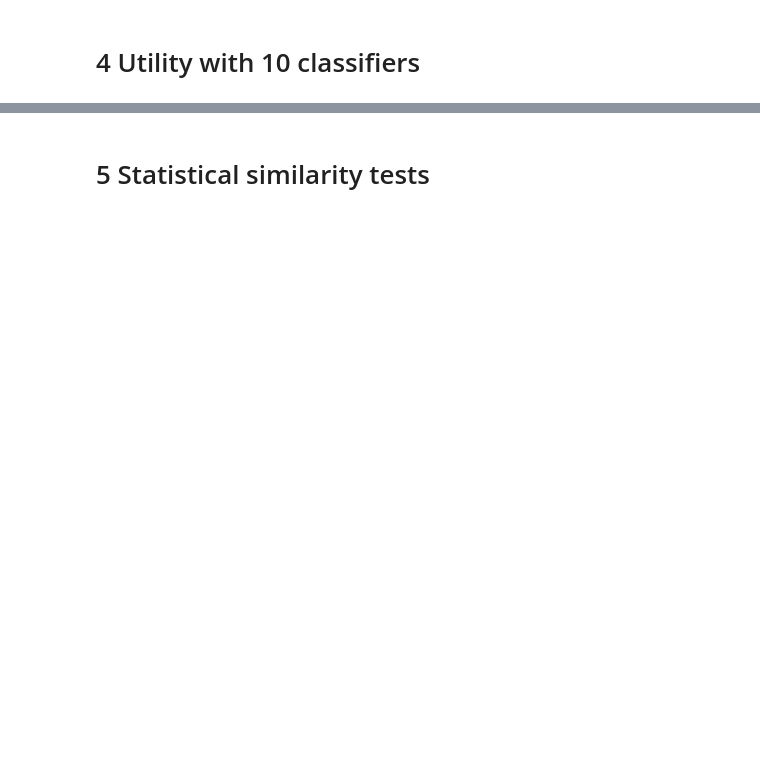
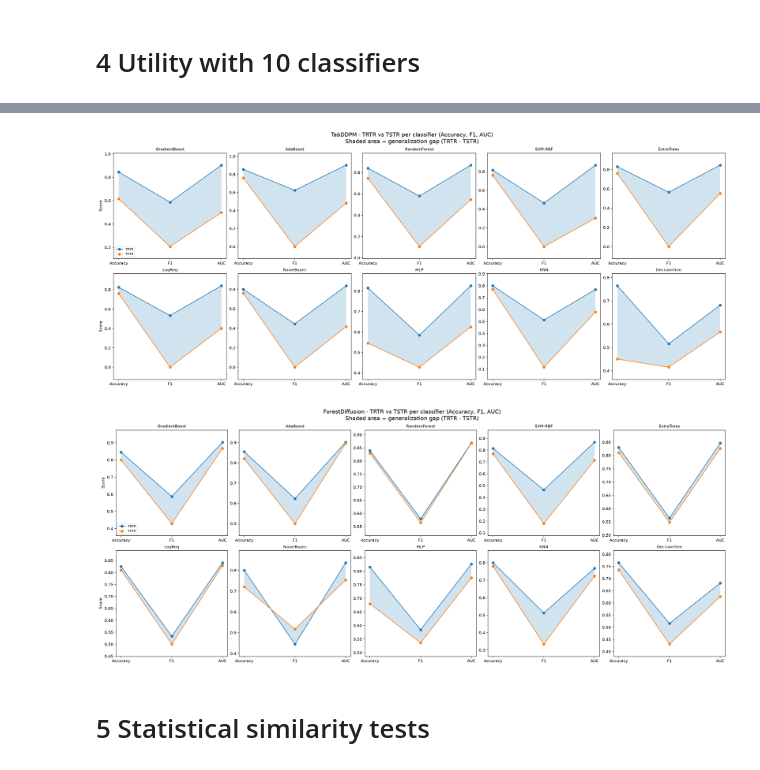
Before and after one commit to gopibattineni/SYNTH_BENCHMARK, a Jupyter notebook: Diffusion GANs/3. Adult census_diffusion.ipynb, the cells around one changed output, grey strips where cells are left out. Drawn from its saved outputs; the diff is of its cells as text; code cells hidden in the pictures; blank space fills up the shorter version.

```diff
--- a/Diffusion GANs/3. Adult census_diffusion.ipynb
+++ b/Diffusion GANs/3. Adult census_diffusion.ipynb
@@ -1645,35 +2116,38 @@ label_col = "income"
 generators = ["TabDDPM", "ForestDiffusion"]
 
 # Clean and prepare real data (using clean_income_labels from previous cell)
 data_eval = real_sample.copy()
 data_eval[label_col] = clean_income_labels(data_eval[label_col])
 
 # TRTR baseline
 trtr_results = evaluate_models(
     train_df=data_eval,
     test_df=data_eval,
-    label="income",
+    label_col=label_col,
     models=models
 )
 
 for gen in generators:
     synth_eval = synthetic_outputs[gen].copy()
     if label_col in synth_eval.columns:
         synth_eval[label_col] = clean_income_labels(synth_eval[label_col])
 
     tstr_results = evaluate_models(
         train_df=synth_eval,
         test_df=data_eval,
-        label="income",
+        label_col=label_col,
         models=models
     )
 
     plot_grid_line_metrics_with_gap(
         trtr_results,
         tstr_results,
         generator_name=gen,
         ncols=5
     )
+# %% [output]
+[figure, added]
+[figure, added]
 # %% [markdown]
 # 5 Statistical similarity tests
 # %%
```
Also changed, not shown: parts of 41 cells of this notebook, 37 other files.
